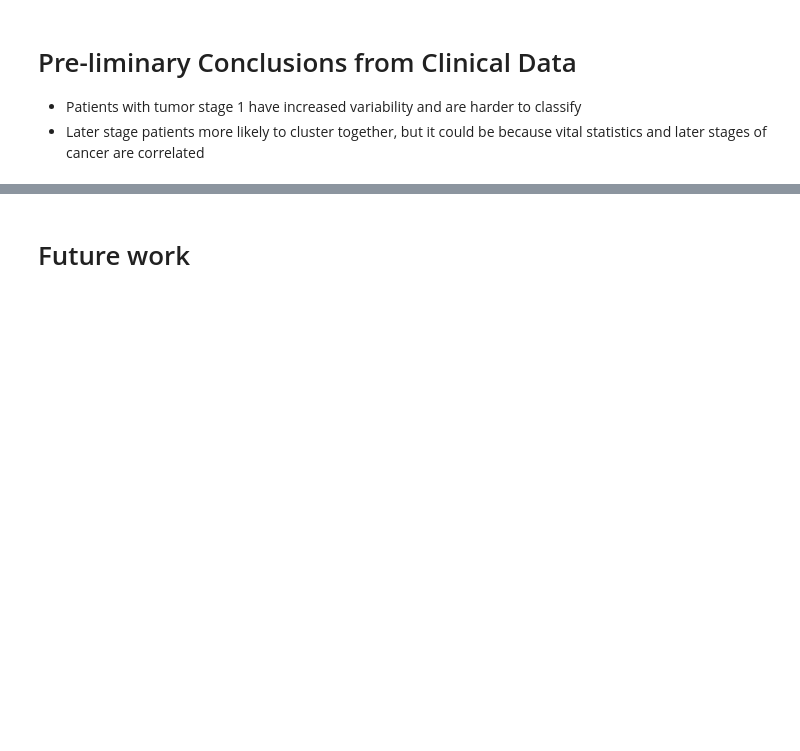
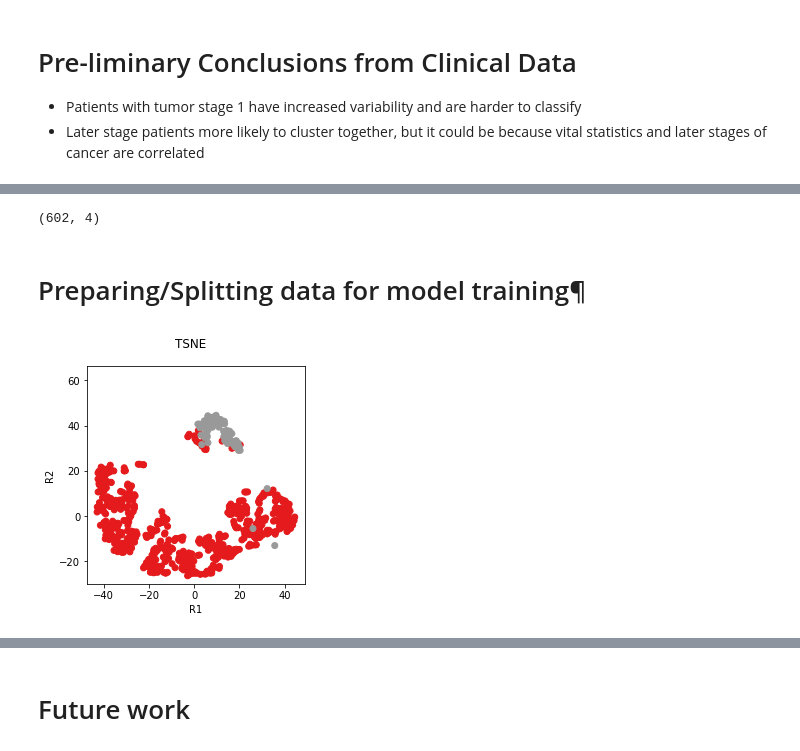
Before and after one commit to JoeJessee/rCCC_clinical_clustering, a Jupyter notebook: Final Project 3.ipynb, the cells around one changed output, grey strips where cells are left out. Saved outputs shown, nothing was run; the diff lists cells and outputs as text; code cells hidden in the pictures; blank space fills up the shorter version.

```diff
--- a/Final Project 3.ipynb
+++ b/Final Project 3.ipynb
@@ -502,0 +573,49 @@ sb.heatmap(df_cm, annot=True)
+# %%
+# hard to tell where elbow is, but 4 was selected
+# run pca with 4 components to make new data set
+pca = PCA(n_components = 4)
+allData_pca = pca.fit_transform(allData_norm)
+allData_pca.shape
+# %% [output]
+(602, 4)
+# %% [markdown]
+# Preparing/Splitting data for model training¶
+# %%
+# finally, define input for classification models
+X = allData_pca
+# y is defined above
+
+# stratify data to train/test model
+X_train, X_test, y_train, y_test = train_test_split(X, y, test_size = 0.2, stratify=y, random_state=42)
+
+# define cross validation method
+cv = RepeatedStratifiedKFold(n_splits=5,n_repeats=1000, random_state=42)
+# %%
+# Borrowed from Week9 notebook - to help plot clustering functions later on (e.g. TSNE)
+def scatterplot_2D(R, title, labels=None):
+    """ Helper function to plot data points in 2D
+        Requires (N, 2) numpy array shape
+    """
+    assert(R.shape[1] == 2)
+    # class labels are turned into colors
+    if labels is None:
+        c = 'black'
+    else:
+        color_scale = np.linspace(0, 1, len(set(labels)))
+        c = [plt.cm.Set1(color_scale[i]) for i in labels]
+
+    fig = plt.figure()
+    ax = fig.add_subplot(111)
+    ax.patch.set_facecolor('white')
+    ax.scatter(R[...,0], R[...,1], color=c)
+    ax.axis('square')
+    ax.set_xlabel('R1')
+    ax.set_ylabel('R2')
+    fig.suptitle(title)
+    plt.show()
+# %%
+# TSNE
+R_TSNE = TSNE(n_components=2, perplexity=20, random_state=42).fit_transform(X)
+scatterplot_2D(R_TSNE, 'TSNE', y)
+# %% [output]
+[figure, added]
```
Also changed, not shown: parts of 58 cells of this notebook, 2 other files.
